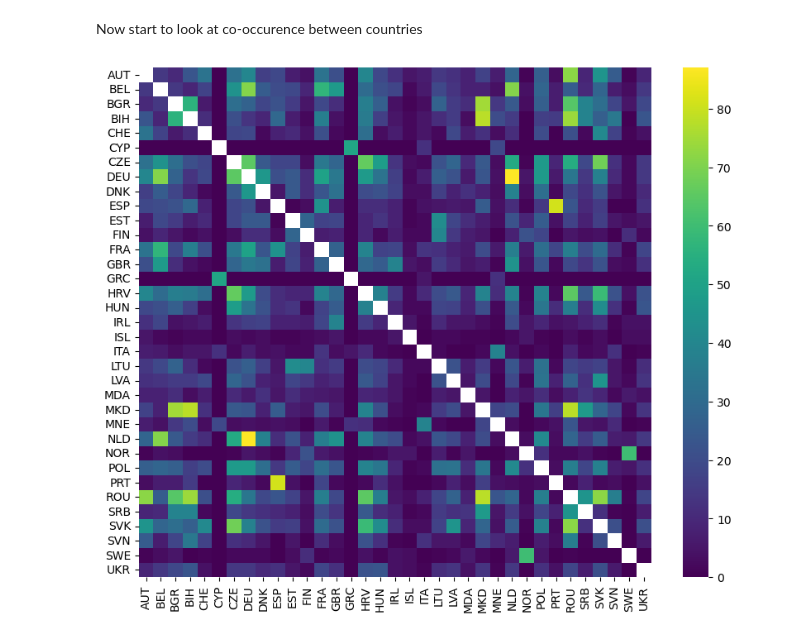
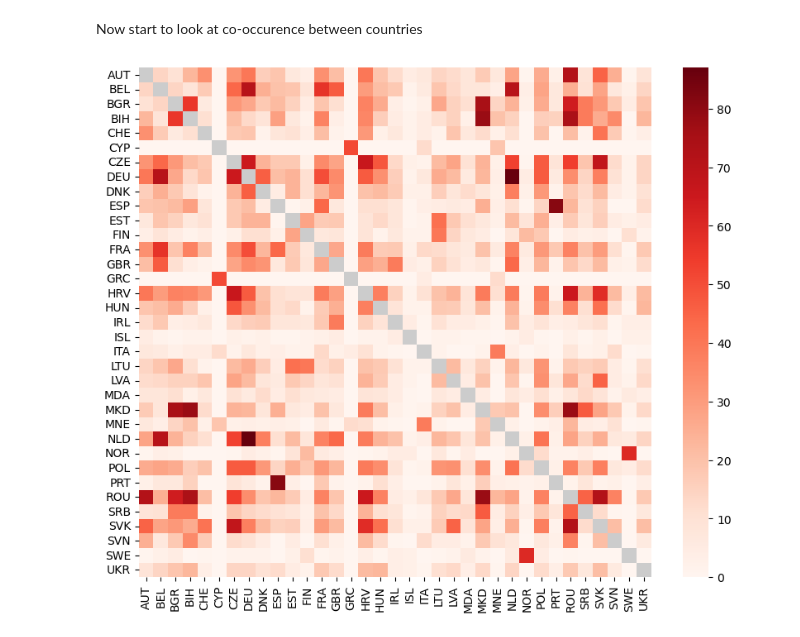
Before and after one commit to bramvanduinen/EnergyDroughtCooccurrence, a Jupyter notebook: src/calc_co-occur.ipynb, the cells around one changed output. Cells and saved outputs as stored; diff of their text form; code cells hidden in the pictures.

```diff
--- a/src/calc_co-occur.ipynb
+++ b/src/calc_co-occur.ipynb
@@ -203,19 +240,23 @@ for country_1, country_2 in tqdm(itertools.product(ds_events.country.values, rep
 # %%
 # Sum up the co-occurrences over all runs
 co_occurrences = xr.DataArray(
     co_occurrences,
     coords={'country_1': countries, 'country_2': countries},
     dims=['country_1', 'country_2']
 )
 
-np.fill_diagonal(co_occurrences.values, np.nan) #fill main diagonal with nans, countries cannot co-occur with themselves
+co_occurrences_plot = co_occurrences.copy()
+
+np.fill_diagonal(co_occurrences_plot.values, np.nan) #fill main diagonal with nans, countries cannot co-occur with themselves
 
 plt.figure(figsize=(10, 8))
+cmap = matplotlib.colormaps["Reds"]
+cmap.set_bad(color='0.8')
 
-sns.heatmap(co_occurrences, cmap='viridis')
+sns.heatmap(co_occurrences_plot, cmap=cmap)
 # Now make the xticks the country identifiers from country_name
 plt.xticks(np.arange(num_countries) + 0.5, countries, rotation=90)
 plt.yticks(np.arange(num_countries) + 0.5, countries, rotation=0)
-plt.savefig(f'{dir_Figures}/heatmap_co_occurrence_dte={dt_event}_dtc={dt_cooccur}.png', dpi=300, bbox_inches='tight')
+# plt.savefig(f'{dir_Figures}/heatmap_co_occurrence_dte={dt_event}_dtc={dt_cooccur}.png', dpi=300, bbox_inches='tight')
 # %% [output]
-[figure, old version]
+[figure, new version]
```
Also changed, not shown: parts of 7 cells of this notebook, 3 other files.
